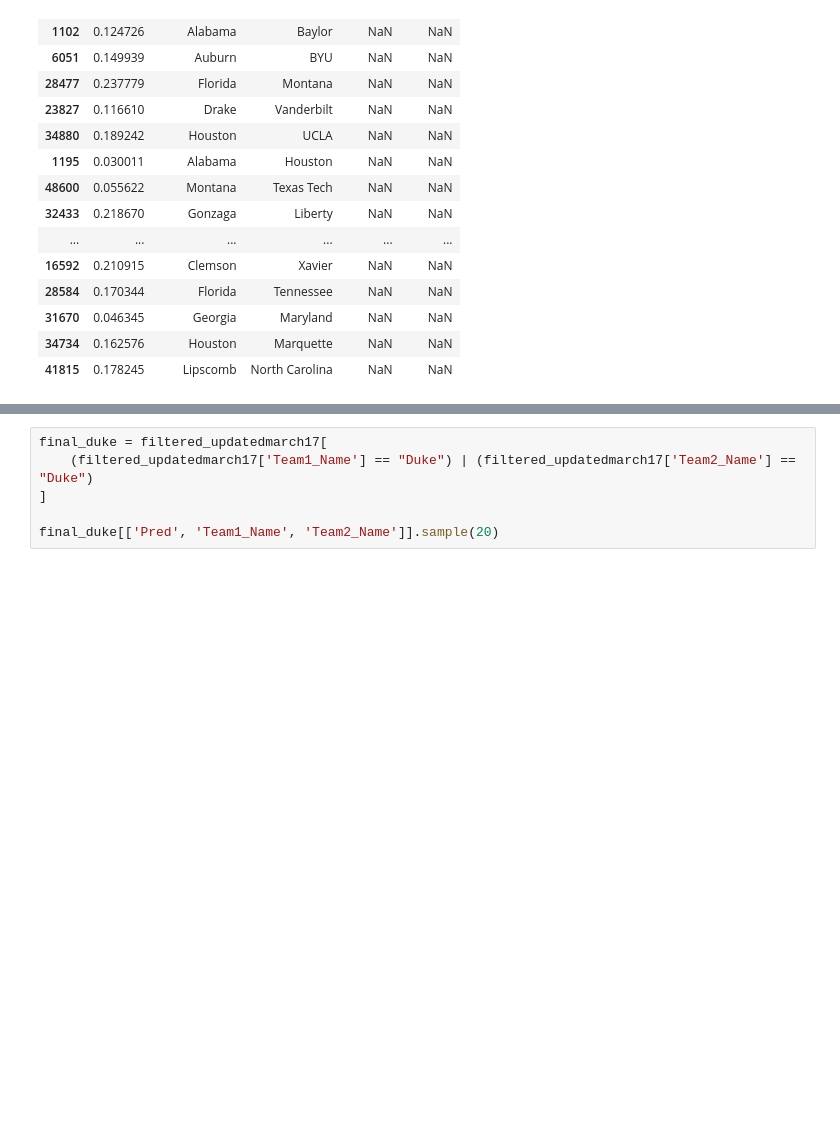
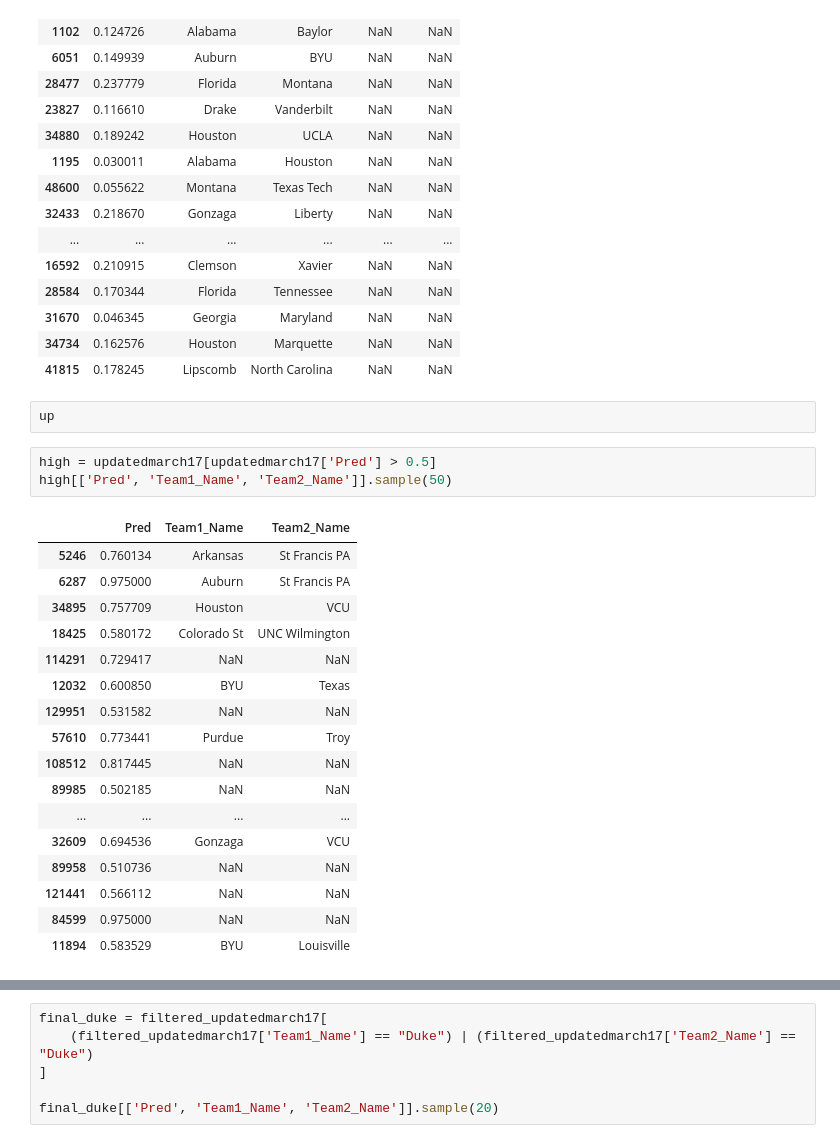
Before and after one commit to danchizik18/MarchMadness2025, a Jupyter notebook: notebooks/look_at_submission/exploreSubmission.ipynb, the cells around one changed output, grey strips where cells are left out. Saved outputs shown, nothing was run; the diff lists cells and outputs as text; blank space fills up the shorter version.

```diff
--- a/notebooks/look_at_submission/exploreSubmission.ipynb
+++ b/notebooks/look_at_submission/exploreSubmission.ipynb
@@ -553,6 +553,29 @@ filtered_march17pt3[['Pred', 'Team1_Name', 'Team2_Name', 'T1_seed', 'T2_seed']].
 | 31670 | 0.046345 | Georgia | Maryland | NaN | NaN |
 | 34734 | 0.162576 | Houston | Marquette | NaN | NaN |
 | 41815 | 0.178245 | Lipscomb | North Carolina | NaN | NaN |
+# %%
+up
+# %%
+high = updatedmarch17[updatedmarch17['Pred'] > 0.5]
+high[['Pred', 'Team1_Name', 'Team2_Name']].sample(50)
+# %% [output]
+|  | Pred | Team1_Name | Team2_Name |
+| 5246 | 0.760134 | Arkansas | St Francis PA |
+| 6287 | 0.975000 | Auburn | St Francis PA |
+| 34895 | 0.757709 | Houston | VCU |
+| 18425 | 0.580172 | Colorado St | UNC Wilmington |
+| 114291 | 0.729417 | NaN | NaN |
+| 12032 | 0.600850 | BYU | Texas |
+| 129951 | 0.531582 | NaN | NaN |
+| 57610 | 0.773441 | Purdue | Troy |
+| 108512 | 0.817445 | NaN | NaN |
+| 89985 | 0.502185 | NaN | NaN |
+| ... | ... | ... | ... |
+| 32609 | 0.694536 | Gonzaga | VCU |
+| 89958 | 0.510736 | NaN | NaN |
+| 121441 | 0.566112 | NaN | NaN |
+| 84599 | 0.975000 | NaN | NaN |
+| 11894 | 0.583529 | BYU | Louisville |
 # %%
 updatedmarch17 = pd.read_csv('../../submissions/updatedMarch17th_full_col_submission.csv')
 filtered_updatedmarch17 = updatedmarch17[
```
Also changed, not shown: parts of 11 cells of this notebook, 2 other files.
